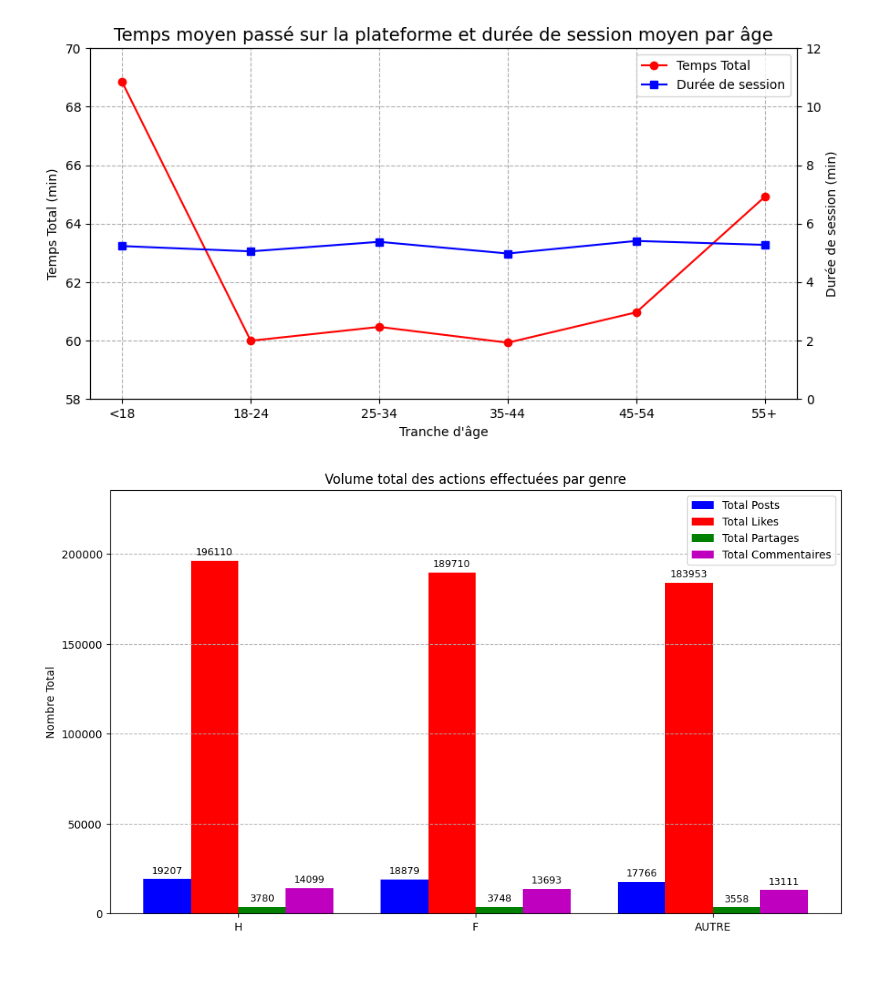
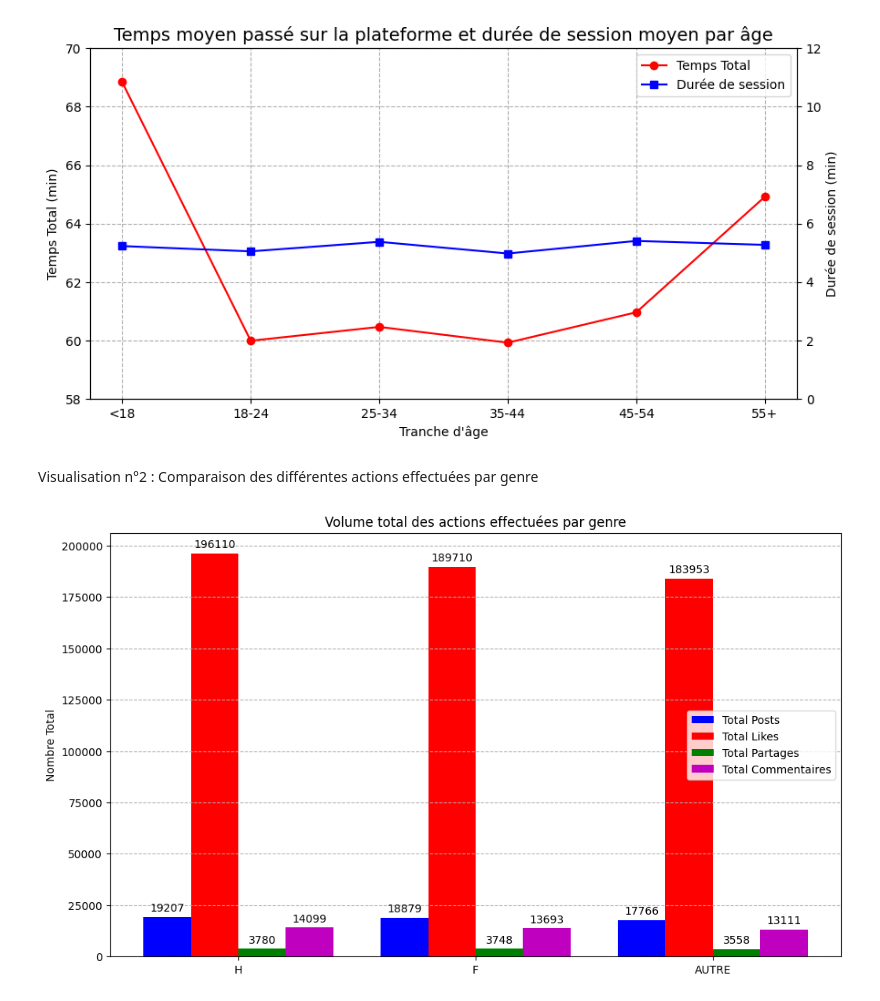
Before and after one commit to FIFEN136/Analyse_des_donn-es_avec_Pandas_et_-Matplotlib., a Jupyter notebook: visualisation.ipynb, the cells around one changed output. Cells and saved outputs as stored; diff of their text form; code cells hidden in the pictures; blank space fills up the shorter version.

```diff
--- a/visualisation.ipynb
+++ b/visualisation.ipynb
@@ -95,6 +97,8 @@ plt.title('Temps moyen passé sur la plateforme et durée de session moyen par
 plt.show()
 # %% [output]
 [figure]
+# %% [markdown]
+Visualisation n°2 : Comparaison des différentes actions effectuées par genre
 # %%
 # 1. Préparation des données
 df = pd.read_csv('data_v3.csv')
@@ -105,39 +109,36 @@ stats = df.groupby('gender')[['total_posts', 'likes', 'shares', 'comments_writte
 
 # 2. Création du graphique
 plt.figure(figsize=(12, 7))
 
 # On définit les indices
 indices = range(len(stats.index))
 larg = 0.2  # Largeur des barres
 
 # Calcul des positions des batons
 pos1 = [x - 1.5*larg for x in indices]
 pos2 = [x - 0.5*larg for x in indices]
 pos3 = [x + 0.5*larg for x in indices]
 pos4 = [x + 1.5*larg for x in indices]
 
-# Tracé des barres
+# Tracé des batons
 b1 = plt.bar(pos1, stats['total_posts'], larg, label='Total Posts', color='b')
 b2 = plt.bar(pos2, stats['likes'], larg, label='Total Likes', color='r')
 b3 = plt.bar(pos3, stats['shares'], larg, label='Total Partages', color='g')
 b4 = plt.bar(pos4, stats['comments_written'], larg, label='Total Commentaires', color='m')
 
 # Ajout des valeurs sur les bâtons
-plt.bar_label(b1, padding=3, fontsize=9)
-plt.bar_label(b2, padding=3, fontsize=9)
-plt.bar_label(b3, padding=3, fontsize=9)
-plt.bar_label(b4, padding=3, fontsize=9)
+plt.bar_label(b1, padding=3)
+plt.bar_label(b2, padding=3)
+plt.bar_label(b3, padding=3)
+plt.bar_label(b4, padding=3)
 
 # Configuration
 plt.xticks(indices, stats.index)
 plt.ylabel('Nombre Total')
 plt.title('Volume total des actions effectuées par genre')
 plt.legend()
 plt.grid(axis='y', linestyle='--')
 
-# Espace pour les étiquettes
-plt.ylim(0, stats['likes'].max()*1.2)
-
 plt.show()
 # %% [output]
-[figure, old version]
+[figure, new version]
```
Also changed, not shown: parts of 5 cells of this notebook.
